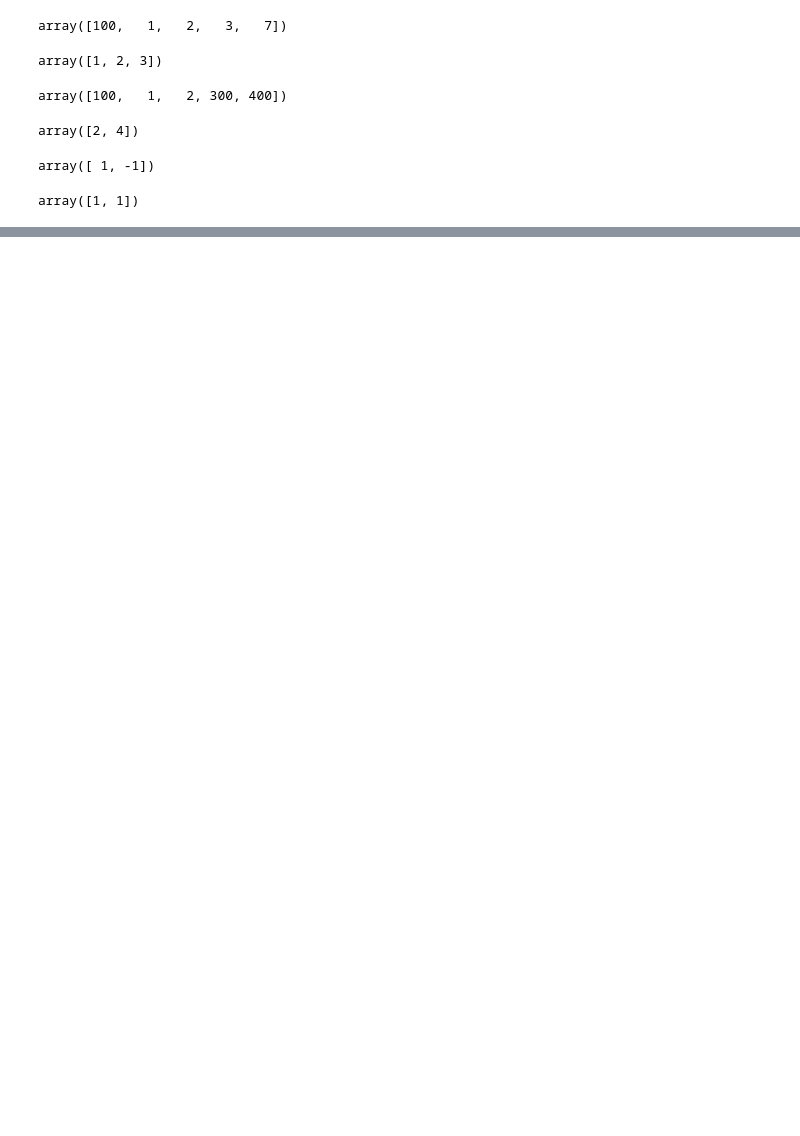
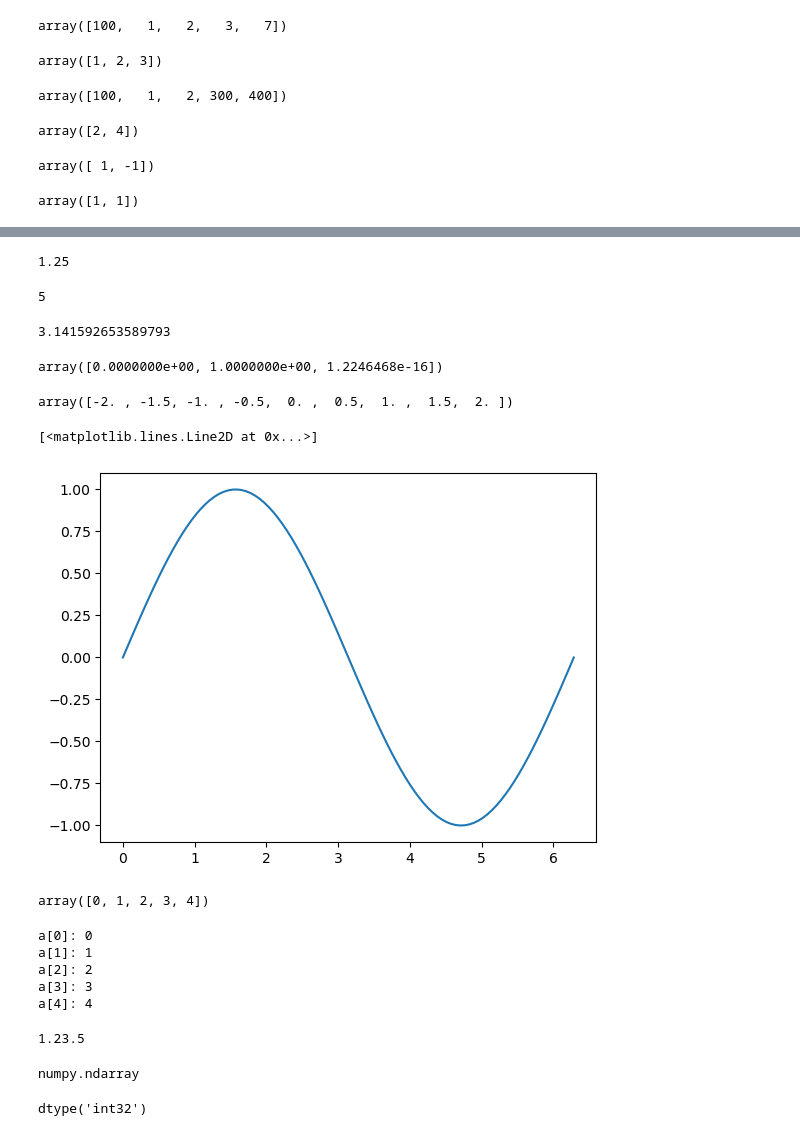
Before and after one commit to alirezaghorbani1983/IBM-DATA-SCIENCE, a Jupyter notebook: python-pandas-numpy.ipynb, the cells around one changed output, grey strips where cells are left out. Cells and saved outputs as stored; diff of their text form; code cells hidden in the pictures; blank space fills up the shorter version.

Commit message:
numpy more

```diff
--- a/python-pandas-numpy.ipynb
+++ b/python-pandas-numpy.ipynb
@@ -698,0 +742,75 @@ array([1, 1])
+# %%
+#universal functions
+a = np.array([1,-1,1,4])
+
+mean_a = a.mean()
+
+mean_a
+# %% [output]
+1.25
+# %%
+b = np.array([1,-2,1,4, 5])
+
+max_b = b.max()
+max_b
+# %% [output]
+5
+# %%
+np.pi
+# %% [output]
+3.141592653589793
+# %%
+np.pi
+x = np.array([0, np.pi/2, np.pi])
+
+y = np.sin(x)
+
+y
+# %% [output]
+array([0.0000000e+00, 1.0000000e+00, 1.2246468e-16])
+# %%
+np.linspace(-2,2,num = 9)
+# %% [output]
+array([-2. , -1.5, -1. , -0.5,  0. ,  0.5,  1. ,  1.5,  2. ])
+# %%
+x = np.linspace(0, 2*np.pi, 100)
+y = np.sin(x)
+
+import matplotlib.pyplot as plt
+%matplotlib inline
+
+plt.plot(x,y)
+# %% [output]
+[<matplotlib.lines.Line2D at 0x...>]
+[figure, added]
+# %%
+a = np.array([0, 1, 2, 3, 4])
+a
+# %% [output]
+array([0, 1, 2, 3, 4])
+# %%
+# Print each element
+
+print("a[0]:", a[0])
+print("a[1]:", a[1])
+print("a[2]:", a[2])
+print("a[3]:", a[3])
+print("a[4]:", a[4])
+# %% [output]
+a[0]: 0
+a[1]: 1
+a[2]: 2
+a[3]: 3
+a[4]: 4
+# %%
+print(np.__version__)
+# %% [output]
+1.23.5
+# %%
+type(a)
+# %% [output]
+numpy.ndarray
+# %%
+a.dtype
+# %% [output]
+dtype('int32')
```
Also changed, not shown: parts of 29 cells of this notebook.
